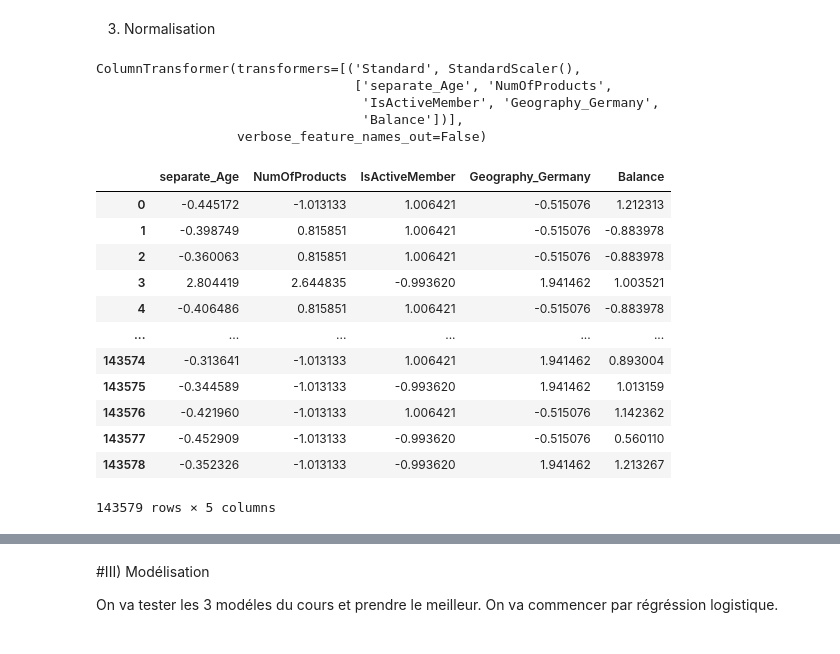
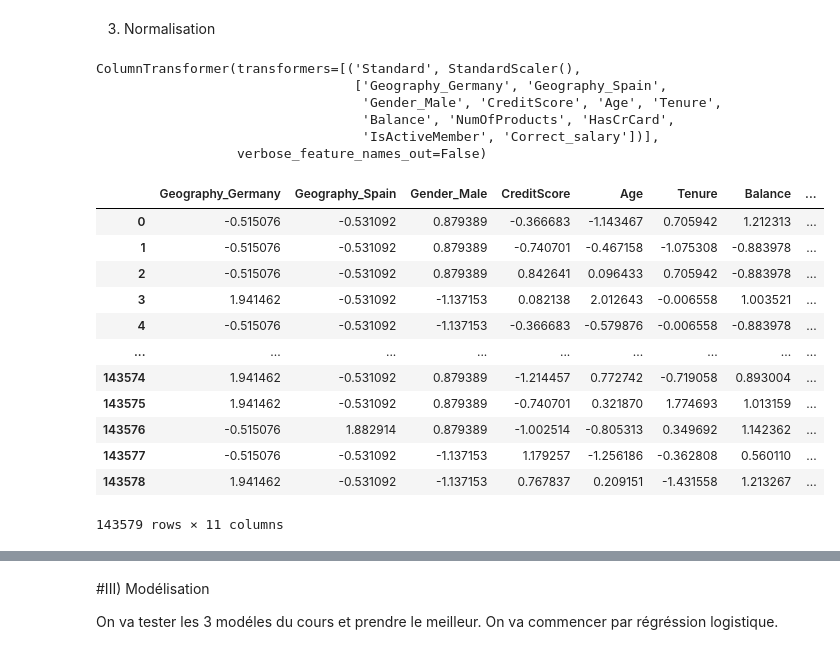
Before and after one commit to fmazur57u/Bank-churn, a Jupyter notebook: projet_bank_churn.ipynb, the cells around one changed output, grey strips where cells are left out. Drawn from its saved outputs; the diff is of its cells as text; code cells hidden in the pictures.

```diff
--- a/projet_bank_churn.ipynb
+++ b/projet_bank_churn.ipynb
@@ -1196,8 +1567,7 @@ On voit qu'il y a trois variables à encoder qui sont le nom, le pays de réside
 categorical_column = ["Geography", "Gender"]
 encoder = ColumnTransformer(
     [
-        ("Encoding_onehot", OneHotEncoder(sparse_output=False, drop='first', handle_unknown="ignore"), categorical_column),
-        ("Encoding_Ordinal", OrdinalEncoder(), ["Surname"])
+        ("Encoding_onehot", OneHotEncoder(sparse_output=False, drop='first', handle_unknown="ignore"), categorical_column)
     ],
     remainder="passthrough",
     verbose_feature_names_out=False
@@ -1238,7 +1606,7 @@ column_encoders
 # %%
 normalizer = ColumnTransformer(
     [
-        ("Standard", StandardScaler(), ["separate_Age", "NumOfProducts", "IsActiveMember", "Geography_Germany", "Balance"])
+        ("Standard", StandardScaler(), ["Geography_Germany", "Geography_Spain",	"Gender_Male", "CreditScore", "Age", "Tenure", "Balance", "NumOfProducts", "HasCrCard", "IsActiveMember", "Correct_salary"])
     ],
     remainder="drop",
     verbose_feature_names_out=False
@@ -1246,24 +1614,25 @@ normalizer = ColumnTransformer(
 normalizer
 # %% [output]
 ColumnTransformer(transformers=[('Standard', StandardScaler(),
-                                 ['separate_Age', 'NumOfProducts',
-                                  'IsActiveMember', 'Geography_Germany',
-                                  'Balance'])],
+                                 ['Geography_Germany', 'Geography_Spain',
+                                  'Gender_Male', 'CreditScore', 'Age', 'Tenure',
+                                  'Balance', 'NumOfProducts', 'HasCrCard',
+                                  'IsActiveMember', 'Correct_salary'])],
                   verbose_feature_names_out=False)
 # %%
-final_column = normalizer.fit_transform(column_encoders_copy)
+final_column = normalizer.fit_transform(column_encoders)
 final_column
 # %% [output]
-|  | separate_Age | NumOfProducts | IsActiveMember | Geography_Germany | Balance |
-| 0 | -0.445172 | -1.013133 | 1.006421 | -0.515076 | 1.212313 |
-| 1 | -0.398749 | 0.815851 | 1.006421 | -0.515076 | -0.883978 |
-| 2 | -0.360063 | 0.815851 | 1.006421 | -0.515076 | -0.883978 |
-| 3 | 2.804419 | 2.644835 | -0.993620 | 1.941462 | 1.003521 |
-| 4 | -0.406486 | 0.815851 | 1.006421 | -0.515076 | -0.883978 |
-| ... | ... | ... | ... | ... | ... |
-| 143574 | -0.313641 | -1.013133 | 1.006421 | 1.941462 | 0.893004 |
-| 143575 | -0.344589 | -1.013133 | -0.993620 | 1.941462 | 1.013159 |
-| 143576 | -0.421960 | -1.013133 | 1.006421 | -0.515076 | 1.142362 |
-| 143577 | -0.452909 | -1.013133 | -0.993620 | -0.515076 | 0.560110 |
-| 143578 | -0.352326 | -1.013133 | -0.993620 | 1.941462 | 1.213267 |
+|  | Geography_Germany | Geography_Spain | Gender_Male | CreditScore | Age | Tenure | Balance | ... |
+| 0 | -0.515076 | -0.531092 | 0.879389 | -0.366683 | -1.143467 | 0.705942 | 1.212313 | ... |
+| 1 | -0.515076 | -0.531092 | 0.879389 | -0.740701 | -0.467158 | -1.075308 | -0.883978 | ... |
+| 2 | -0.515076 | -0.531092 | 0.879389 | 0.842641 | 0.096433 | 0.705942 | -0.883978 | ... |
+| 3 | 1.941462 | -0.531092 | -1.137153 | 0.082138 | 2.012643 | -0.006558 | 1.003521 | ... |
+| 4 | -0.515076 | -0.531092 | -1.137153 | -0.366683 | -0.579876 | -0.006558 | -0.883978 | ... |
+| ... | ... | ... | ... | ... | ... | ... | ... | ... |
+| 143574 | 1.941462 | -0.531092 | 0.879389 | -1.214457 | 0.772742 | -0.719058 | 0.893004 | ... |
+| 143575 | 1.941462 | -0.531092 | 0.879389 | -0.740701 | 0.321870 | 1.774693 | 1.013159 | ... |
+| 143576 | -0.515076 | 1.882914 | 0.879389 | -1.002514 | -0.805313 | 0.349692 | 1.142362 | ... |
+| 143577 | -0.515076 | -0.531092 | -1.137153 | 1.179257 | -1.256186 | -0.362808 | 0.560110 | ... |
+| 143578 | 1.941462 | -0.531092 | -1.137153 | 0.767837 | 0.209151 | -1.431558 | 1.213267 | ... |
-143579 rows × 5 columns
+143579 rows × 11 columns
```
Also changed, not shown: parts of 62 cells of this notebook, 1 other file.
